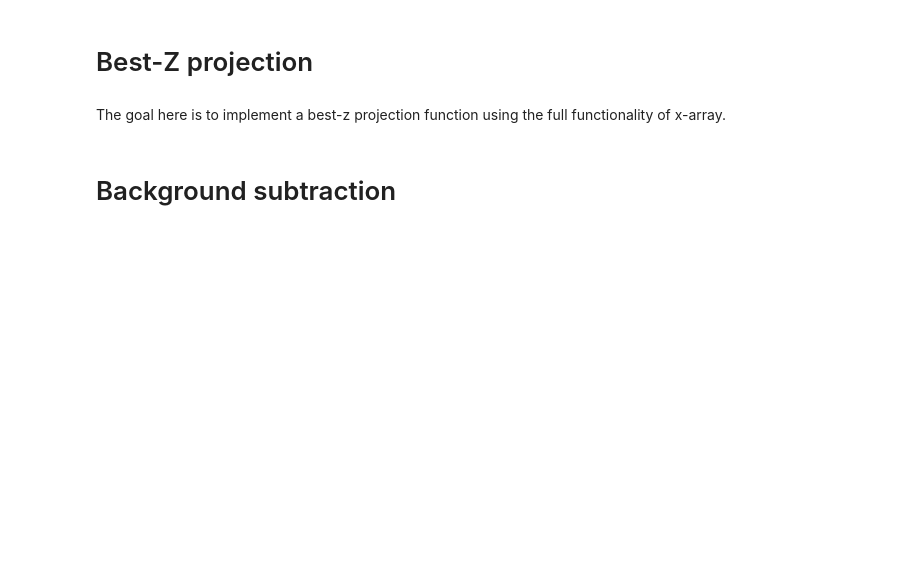
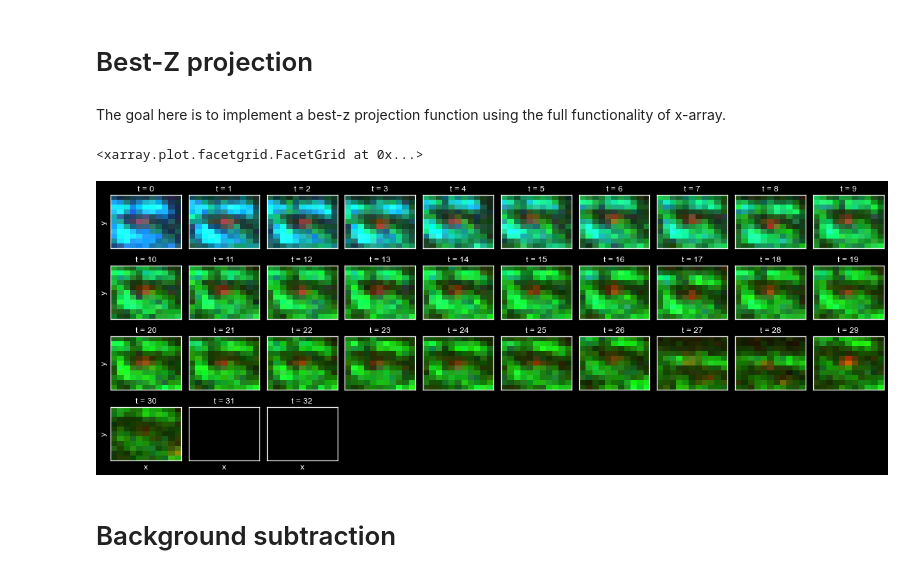
Before and after one commit to Colorado-State-University-Stasevich-Lab/croparray, a Jupyter notebook: notebooks/ToolDevelopment.ipynb, the cells around one changed output. Drawn from its saved outputs; the diff is of its cells as text; code cells hidden in the pictures; blank space fills up the shorter version.

```diff
--- a/notebooks/ToolDevelopment.ipynb
+++ b/notebooks/ToolDevelopment.ipynb
@@ -139,6 +149,9 @@ np.unique(my_ca.id)
 # %%
 # Plot one of the crops over time to test
-best_z = best_z_proj(my_ca, ref_ch=0, disk_r=3, roll_n=3)
+best_z = ca.best_z_proj(my_ca, ref_ch=0, disk_r=3, roll_n=3)
 best_z.where(my_ca.id==25).mean('n').sel(fov=0).plot.imshow(col='t',rgb='ch',col_wrap=10,robust=True,xticks=[],yticks=[],size=1.5)
+# %% [output]
+<xarray.plot.facetgrid.FacetGrid at 0x...>
+[figure, added]
 # %% [markdown]
 # Background subtraction
```
Also changed, not shown: parts of 50 cells of this notebook, 3 other files.
